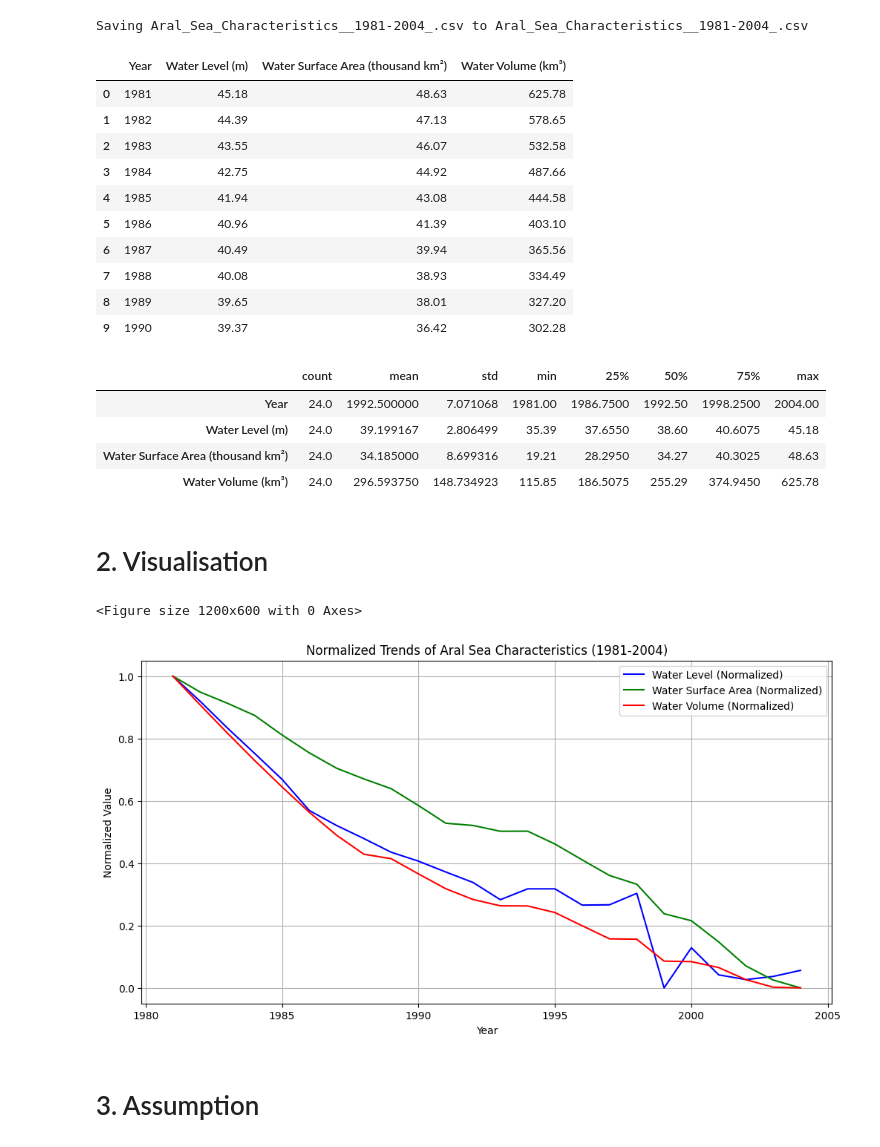
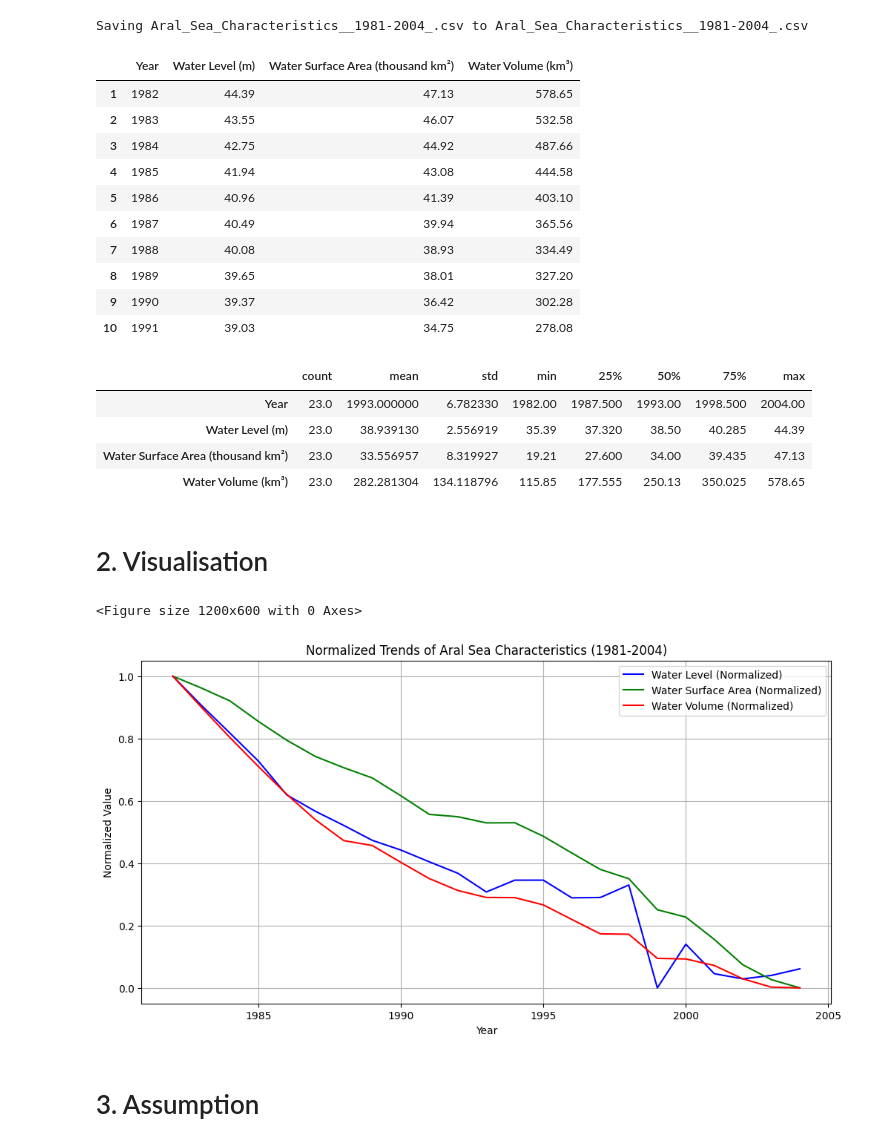
Before and after one commit to Lesiazhou/QM2, a Jupyter notebook: Simple_water_characteristics_vs_NDVI”.ipynb, the cells around one changed output. Drawn from its saved outputs; the diff is of its cells as text; code cells hidden in the pictures.

```diff
--- a/Simple_water_characteristics_vs_NDVI”.ipynb
+++ b/Simple_water_characteristics_vs_NDVI”.ipynb
@@ -23,13 +23,13 @@ Saving Aral_Sea_Characteristics__1981-2004_.csv to Aral_Sea_Characteristics__198
 # %%
 import ee
 import pandas as pd
 import numpy as np
 from datetime import datetime
 df1=pd.read_csv('Aral_Sea_Characteristics__1981-2004_.csv')
+df1 = df1.iloc[1:]
 df1.head(10)
 # %% [output]
 |  | Year | Water Level (m) | Water Surface Area (thousand km²) | Water Volume (km³) |
-| 0 | 1981 | 45.18 | 48.63 | 625.78 |
 | 1 | 1982 | 44.39 | 47.13 | 578.65 |
 | 2 | 1983 | 43.55 | 46.07 | 532.58 |
 | 3 | 1984 | 42.75 | 44.92 | 487.66 |
@@ -39,16 +39,17 @@ df1.head(10)
 | 7 | 1988 | 40.08 | 38.93 | 334.49 |
 | 8 | 1989 | 39.65 | 38.01 | 327.20 |
 | 9 | 1990 | 39.37 | 36.42 | 302.28 |
+| 10 | 1991 | 39.03 | 34.75 | 278.08 |
 # %%
 summary=df1.describe()
 summary=summary.T
 summary
 # %% [output]
 |  | count | mean | std | min | 25% | 50% | 75% | max |
-| Year | 24.0 | 1992.500000 | 7.071068 | 1981.00 | 1986.7500 | 1992.50 | 1998.2500 | 2004.00 |
-| Water Level (m) | 24.0 | 39.199167 | 2.806499 | 35.39 | 37.6550 | 38.60 | 40.6075 | 45.18 |
-| Water Surface Area (thousand km²) | 24.0 | 34.185000 | 8.699316 | 19.21 | 28.2950 | 34.27 | 40.3025 | 48.63 |
-| Water Volume (km³) | 24.0 | 296.593750 | 148.734923 | 115.85 | 186.5075 | 255.29 | 374.9450 | 625.78 |
+| Year | 23.0 | 1993.000000 | 6.782330 | 1982.00 | 1987.500 | 1993.00 | 1998.500 | 2004.00 |
+| Water Level (m) | 23.0 | 38.939130 | 2.556919 | 35.39 | 37.320 | 38.50 | 40.285 | 44.39 |
+| Water Surface Area (thousand km²) | 23.0 | 33.556957 | 8.319927 | 19.21 | 27.600 | 34.00 | 39.435 | 47.13 |
+| Water Volume (km³) | 23.0 | 282.281304 | 134.118796 | 115.85 | 177.555 | 250.13 | 350.025 | 578.65 |
 # %% [markdown]
 # 2. Visualisation
 # %%
@@ -75,7 +76,7 @@ plt.grid(True)
 plt.show()
 # %% [output]
 <Figure size 1200x600 with 0 Axes>
-[figure, old version]
+[figure, new version]
 # %% [markdown]
 # 3. Assumption
 # %%
```
Also changed, not shown: parts of 8 cells of this notebook.
